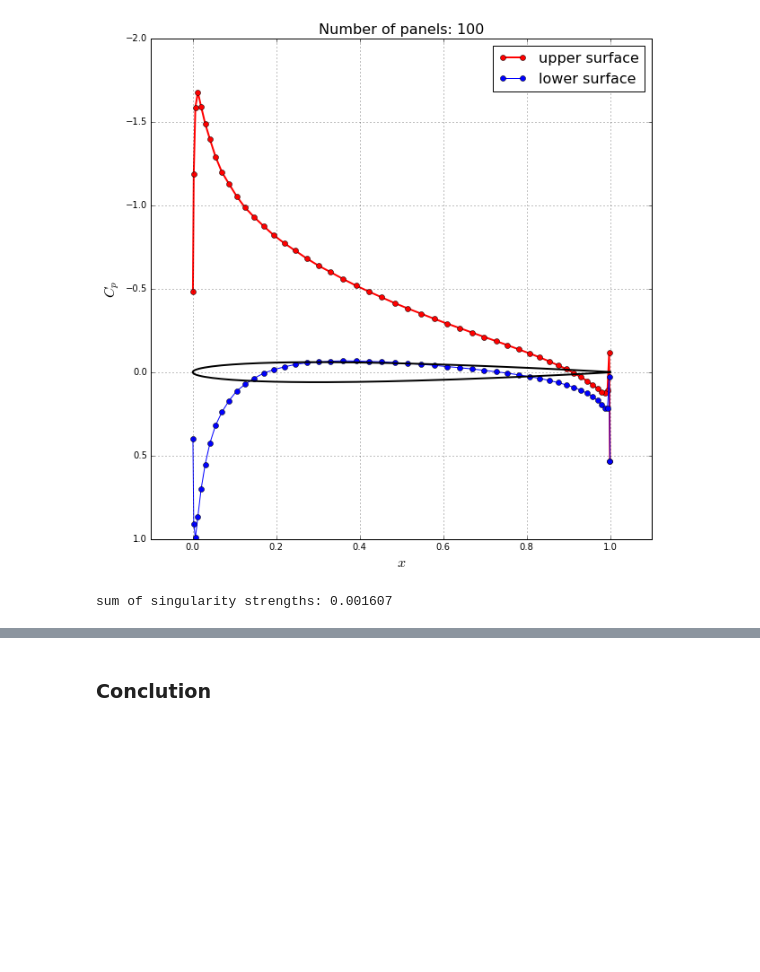
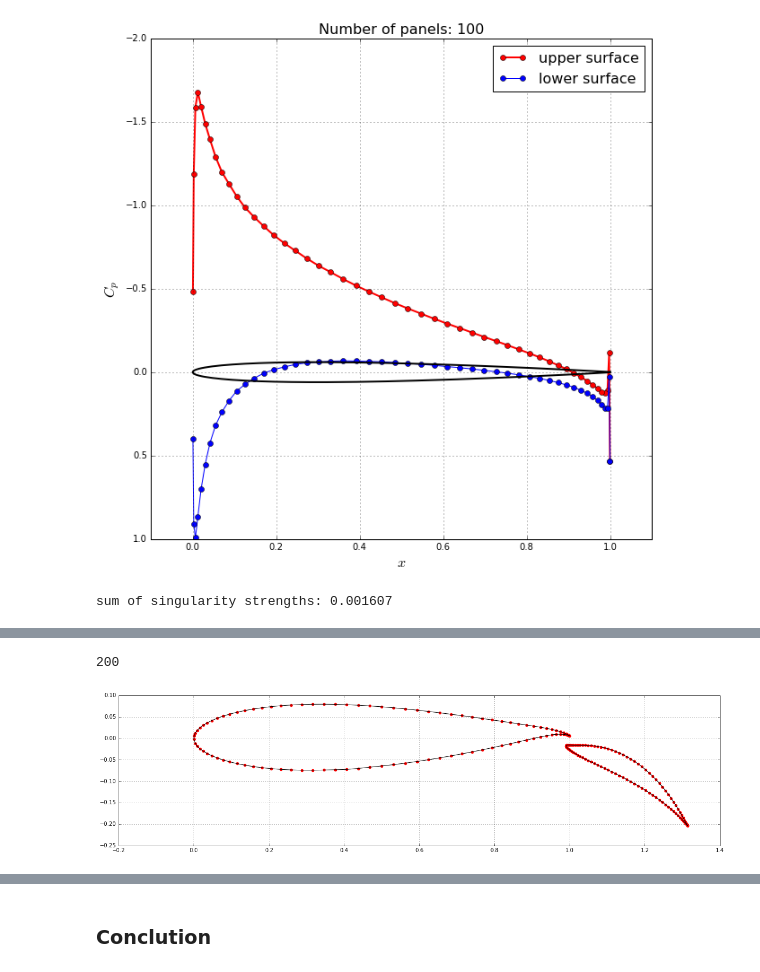
Before and after one commit to barbagroup/AeroPython-studentprojects2017, a Jupyter notebook: Project of Dongyu Liang/project-Dongyu.ipynb, the cells around one changed output, grey strips where cells are left out. Drawn from its saved outputs; the diff is of its cells as text; code cells hidden in the pictures; blank space fills up the shorter version.

```diff
--- a/Project of Dongyu Liang/project-Dongyu.ipynb
+++ b/Project of Dongyu Liang/project-Dongyu.ipynb
@@ -640,0 +512,11 @@ freestream = Freestream(u_inf, alpha2)      # instantiation of the object freest
+# %%
+x_wing,y_wing = numpy.loadtxt(open("MainFoil_N=100.csv","rb"),delimiter=",",skiprows=0,unpack=True)
+x_flap,y_flap = numpy.loadtxt(open("FlapFoil_N=100.csv","rb"),delimiter=",",skiprows=0,unpack=True)
+# %%
+def define_panels1(x, y, N):
+    # create panels
+    panels = numpy.empty(N, dtype=object)
+    for i in range(N):
+        panels[i] = Panel(x[i], y[i], x[i+1], y[i+1])
+
+    return panels
@@ -640,0 +525,18 @@ freestream = Freestream(u_inf, alpha2)      # instantiation of the object freest
+# %%
+N=numpy.size(x_wing)-1
+# %%
+panels_wing = define_panels1(x_wing, y_wing, N)
+panels_flap = define_panels1(x_flap, y_flap, N)
+total_panels = numpy.append(panels_wing,panels_flap)
+# %%
+print (len(total_panels))
+# %% [output]
+200
+# %%
+pyplot.figure(figsize=(20,5))
+pyplot.plot(x_wing, y_wing, x_flap, y_flap,  color='k', linestyle='-', linewidth=1);
+pyplot.grid(True)
+pyplot.scatter([panel.xa for panel in panels_wing], [panel.ya for panel in panels_wing], color='red');
+pyplot.scatter([panel.xa for panel in panels_flap], [panel.ya for panel in panels_flap], color='red');
+# %% [output]
+[figure, added]
```
Also changed, not shown: parts of 68 cells of this notebook.
